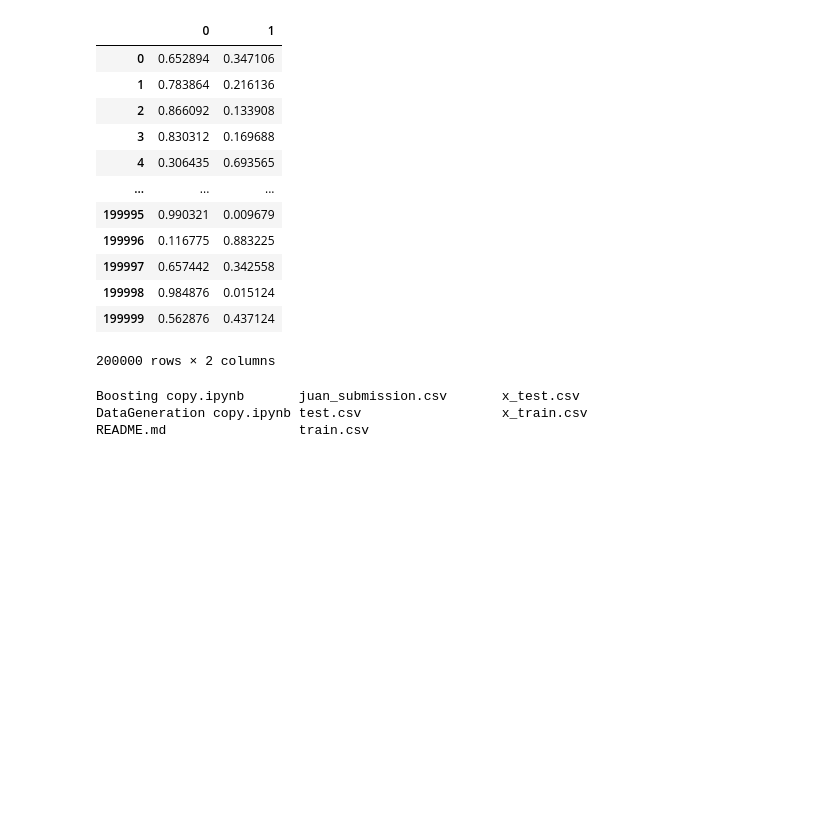
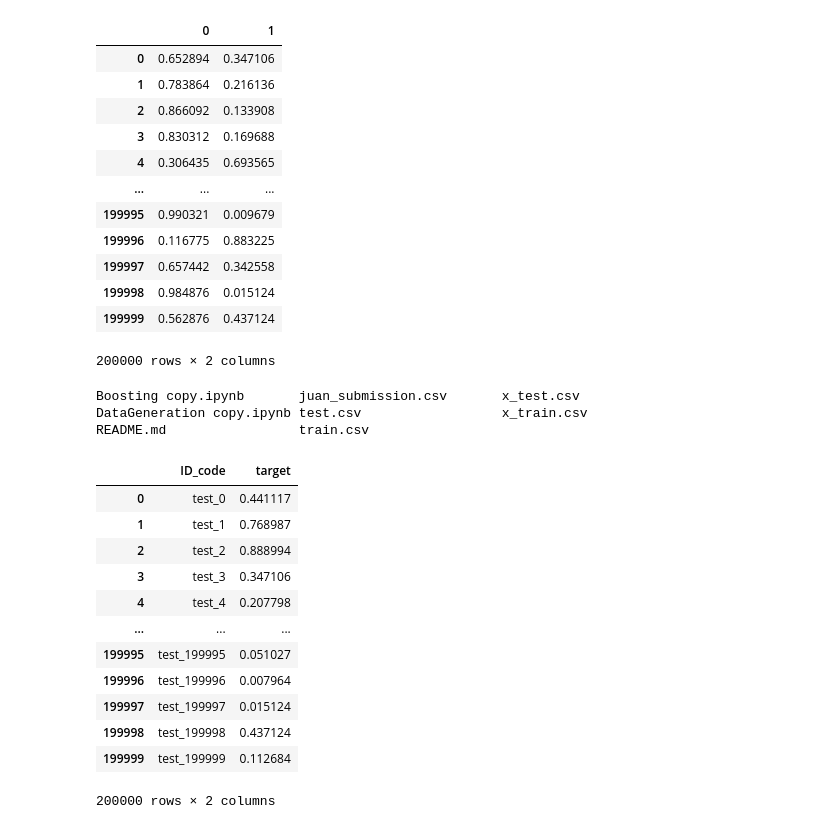
Before and after one commit to JCLMantilla/Santander-Transaction-Competition, a Jupyter notebook: Boosting copy.ipynb, the cells around one changed output. Drawn from its saved outputs; the diff is of its cells as text; code cells hidden in the pictures; blank space fills up the shorter version.

```diff
--- a/Boosting copy.ipynb
+++ b/Boosting copy.ipynb
@@ -177,3 +177,19 @@ final_submission=pd.read_csv(filepath_or_buffer='juan_submission.csv')
 Boosting copy.ipynb       juan_submission.csv       x_test.csv
 DataGeneration copy.ipynb test.csv                  x_train.csv
 README.md                 train.csv
+# %%
+final_submission
+# %% [output]
+|  | ID_code | target |
+| 0 | test_0 | 0.441117 |
+| 1 | test_1 | 0.768987 |
+| 2 | test_2 | 0.888994 |
+| 3 | test_3 | 0.347106 |
+| 4 | test_4 | 0.207798 |
+| ... | ... | ... |
+| 199995 | test_199995 | 0.051027 |
+| 199996 | test_199996 | 0.007964 |
+| 199997 | test_199997 | 0.015124 |
+| 199998 | test_199998 | 0.437124 |
+| 199999 | test_199999 | 0.112684 |
+200000 rows × 2 columns
```
Also changed, not shown: 1 other file.
